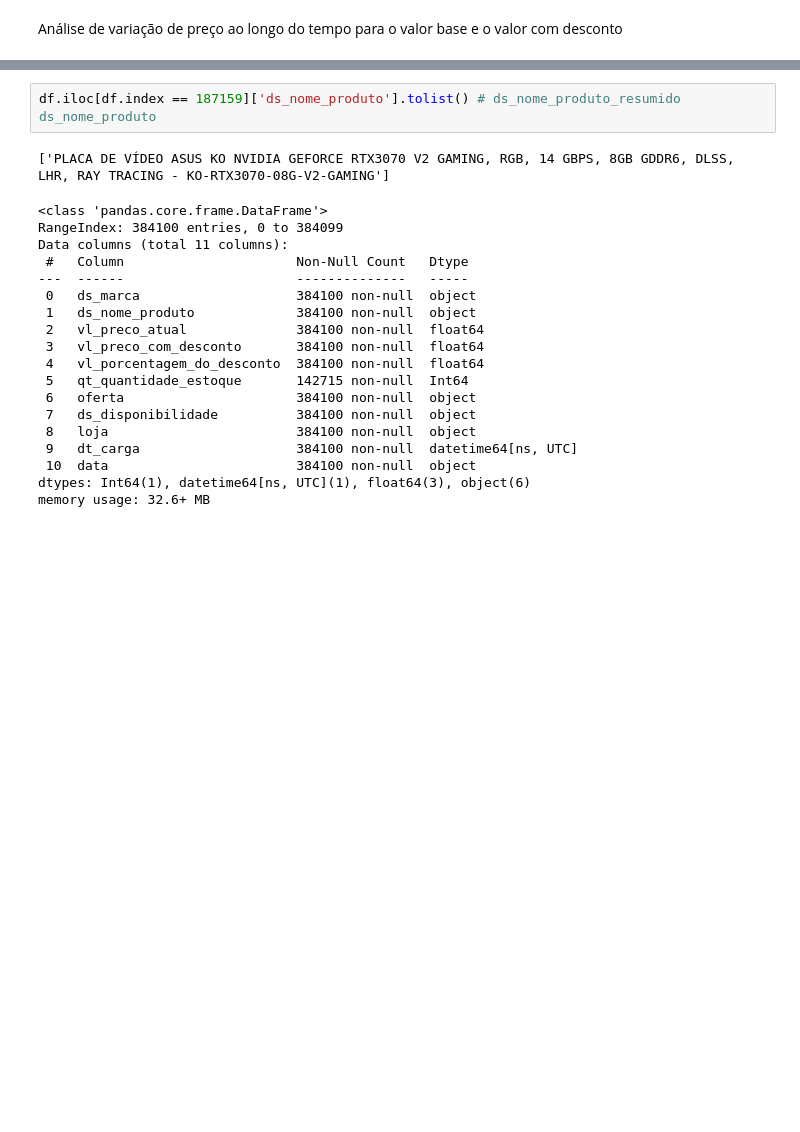
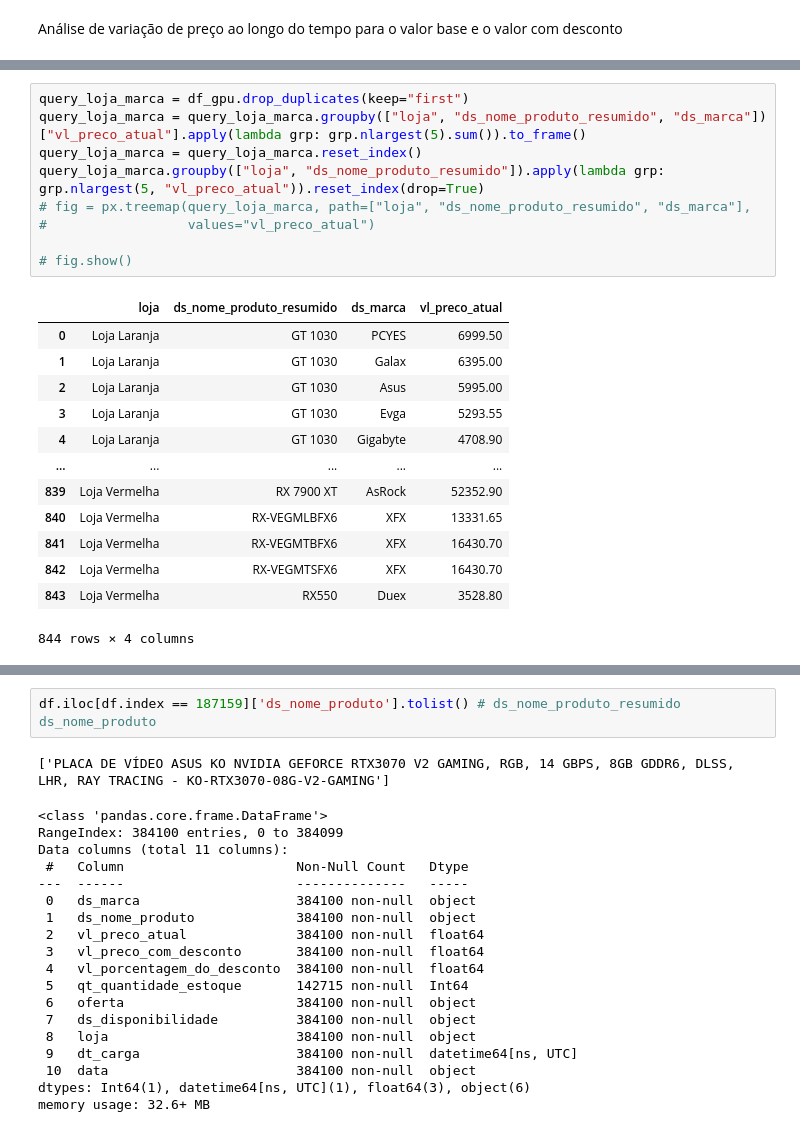
Before and after one commit to Ighus/ds_analysis_hardware_market, a Jupyter notebook: new_analysis.ipynb, the cells around one changed output, grey strips where cells are left out. Drawn from its saved outputs; the diff is of its cells as text; blank space fills up the shorter version.

```diff
--- a/new_analysis.ipynb
+++ b/new_analysis.ipynb
@@ -233,0 +247,23 @@ Name: 195085, dtype: object
+# %%
+query_loja_marca = df_gpu.drop_duplicates(keep="first")
+query_loja_marca = query_loja_marca.groupby(["loja", "ds_nome_produto_resumido", "ds_marca"])["vl_preco_atual"].apply(lambda grp: grp.nlargest(5).sum()).to_frame()
+query_loja_marca = query_loja_marca.reset_index()
+query_loja_marca.groupby(["loja", "ds_nome_produto_resumido"]).apply(lambda grp: grp.nlargest(5, "vl_preco_atual")).reset_index(drop=True)
+# fig = px.treemap(query_loja_marca, path=["loja", "ds_nome_produto_resumido", "ds_marca"],
+#                  values="vl_preco_atual")
+
+# fig.show()
+# %% [output]
+|  | loja | ds_nome_produto_resumido | ds_marca | vl_preco_atual |
+| 0 | Loja Laranja | GT 1030 | PCYES | 6999.50 |
+| 1 | Loja Laranja | GT 1030 | Galax | 6395.00 |
+| 2 | Loja Laranja | GT 1030 | Asus | 5995.00 |
+| 3 | Loja Laranja | GT 1030 | Evga | 5293.55 |
+| 4 | Loja Laranja | GT 1030 | Gigabyte | 4708.90 |
+| ... | ... | ... | ... | ... |
+| 839 | Loja Vermelha | RX 7900 XT | AsRock | 52352.90 |
+| 840 | Loja Vermelha | RX-VEGMLBFX6 | XFX | 13331.65 |
+| 841 | Loja Vermelha | RX-VEGMTBFX6 | XFX | 16430.70 |
+| 842 | Loja Vermelha | RX-VEGMTSFX6 | XFX | 16430.70 |
+| 843 | Loja Vermelha | RX550 | Duex | 3528.80 |
+844 rows × 4 columns
```
Also changed, not shown: parts of 15 cells of this notebook, 3 other files.
